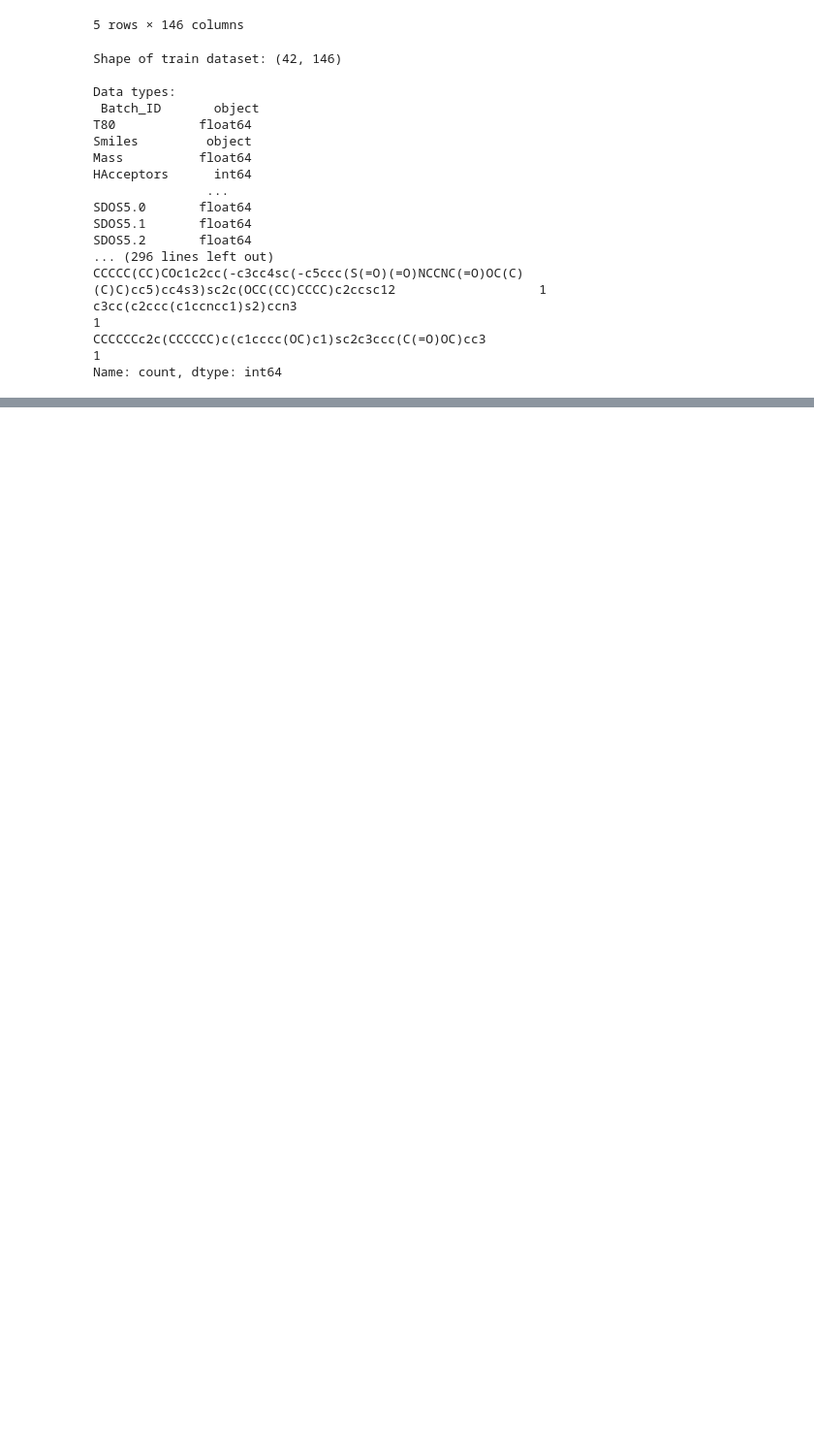
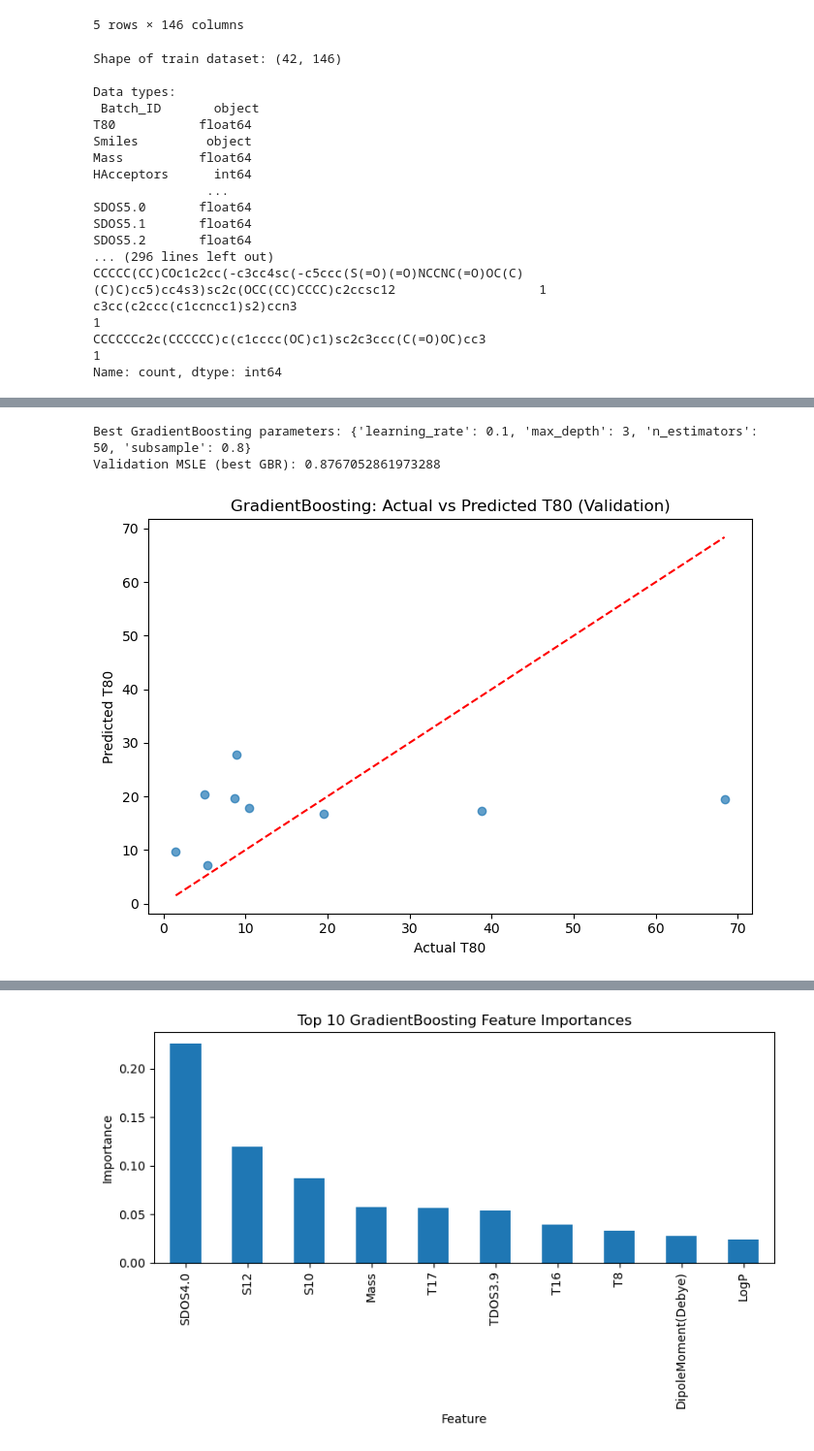
Before and after one commit to motagfr/molecular-machine-learning-kaggle, a Jupyter notebook: Molecular model.ipynb, the cells around one changed output, grey strips where cells are left out. Shown: that part at 97% size. Cells and saved outputs as stored; diff of their text form; code cells hidden in the pictures; blank space fills up the shorter version.

Commit message:
Update notebook and README for Kaggle molecular machine learning competition

```diff
--- a/Molecular model.ipynb
+++ b/Molecular model.ipynb
@@ -200,0 +495,72 @@ dtype: float64
+# %%
+from sklearn.ensemble import GradientBoostingRegressor
+from sklearn.model_selection import GridSearchCV
+from sklearn.metrics import mean_squared_log_error
+
+import matplotlib.pyplot as plt
+
+# Prepare parameter grid for GradientBoostingRegressor
+param_grid = {
+    'n_estimators': [50, 100, 200],
+    'learning_rate': [0.01, 0.05, 0.1],
+    'max_depth': [2, 3, 4],
+    'subsample': [0.8, 1.0]
+}
+
+gbr = GradientBoostingRegressor(random_state=42)
+grid_search = GridSearchCV(
+    gbr,
+    param_grid,
+    scoring='neg_mean_squared_log_error',
+    cv=3,
+    n_jobs=-1,
+    refit=True
+)
+grid_search.fit(X_train, y_train)
+
+# Best model and parameters
+best_gbr = grid_search.best_estimator_
+best_params = grid_search.best_params_
+print("Best GradientBoosting parameters:", best_params)
+
+# Predict on validation set
+y_val_pred = best_gbr.predict(X_val)
+msle = mean_squared_log_error(y_val, np.maximum(0, y_val_pred))
+print("Validation MSLE (best GBR):", msle)
+
+# Visualize actual vs predicted on validation set
+plt.figure(figsize=(7, 5))
+plt.scatter(y_val, y_val_pred, alpha=0.7)
+plt.plot([y_val.min(), y_val.max()], [y_val.min(), y_val.max()], 'r--')
+plt.xlabel('Actual T80')
+plt.ylabel('Predicted T80')
+plt.title('GradientBoosting: Actual vs Predicted T80 (Validation)')
+plt.tight_layout()
+plt.show()
+
+# Predict on test set
+test_pred = best_gbr.predict(X_test)
+test['T80_pred_gbr'] = test_pred
+
+# Print true and predicted values (if true values are available in test)
+if 'T80' in test.columns:
+    print("True T80 values (test):\n", test['T80'].values)
+print("Predicted T80 values (test):\n", test['T80_pred_gbr'].values)
+
+# Visualize feature importances
+importances = best_gbr.feature_importances_
+feature_importances = pd.Series(importances, index=X.columns).sort_values(ascending=False)
+print("\nTop predictive features (GradientBoosting):")
+print(feature_importances.head(10))
+
+plt.figure(figsize=(8, 5))
+feature_importances.head(10).plot(kind='bar')
+plt.title('Top 10 GradientBoosting Feature Importances')
+plt.ylabel('Importance')
+plt.xlabel('Feature')
+plt.tight_layout()
+plt.show()
+# %% [output]
+Best GradientBoosting parameters: {'learning_rate': 0.1, 'max_depth': 3, 'n_estimators': 50, 'subsample': 0.8}
+Validation MSLE (best GBR): 0.8767052861973288
+[figure, added]
@@ -200,0 +585 @@ dtype: float64
+[figure, added]
```
Also changed, not shown: parts of 17 cells of this notebook, 7 other files.
